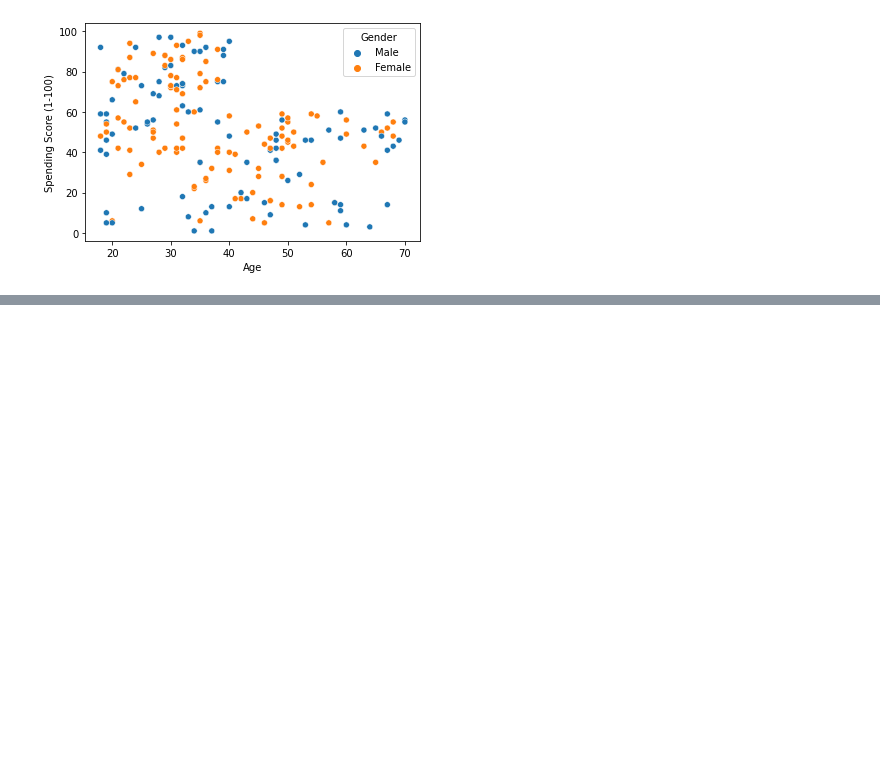
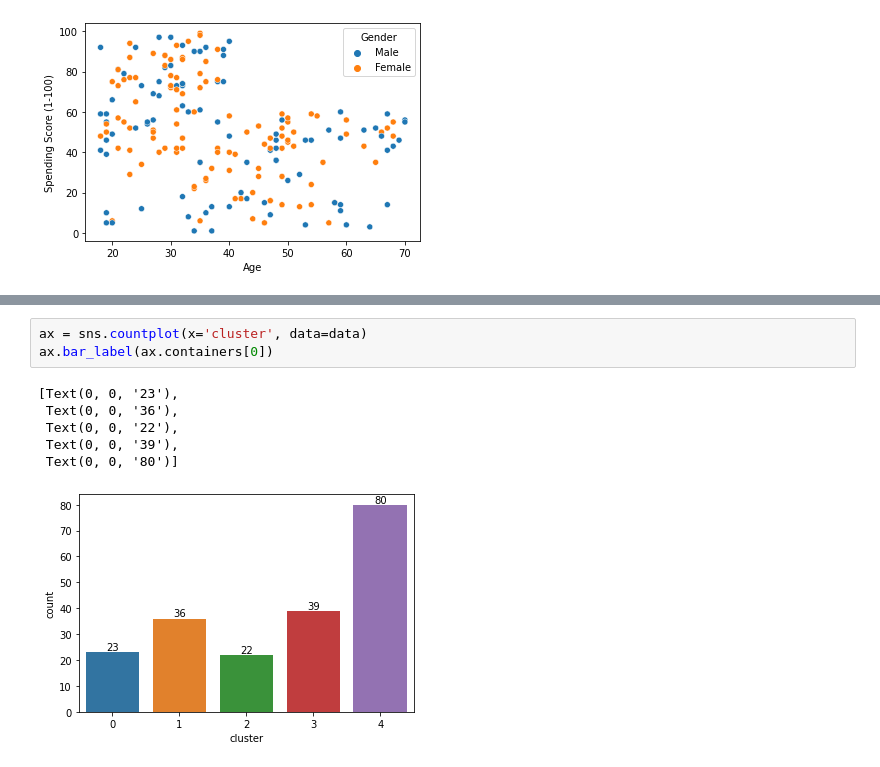
Before and after one commit to bits-mtech/SPA, a Jupyter notebook: PreProcessing.ipynb, the cells around one changed output, grey strips where cells are left out. Cells and saved outputs as stored; diff of their text form; blank space fills up the shorter version.

```diff
--- a/PreProcessing.ipynb
+++ b/PreProcessing.ipynb
@@ -134,0 +139,10 @@ plt.show()
+# %%
+ax = sns.countplot(x='cluster', data=data)
+ax.bar_label(ax.containers[0])
+# %% [output]
+[Text(0, 0, '23'),
+ Text(0, 0, '36'),
+ Text(0, 0, '22'),
+ Text(0, 0, '39'),
+ Text(0, 0, '80')]
+[figure, added]
```
Also changed, not shown: parts of 4 cells of this notebook.
